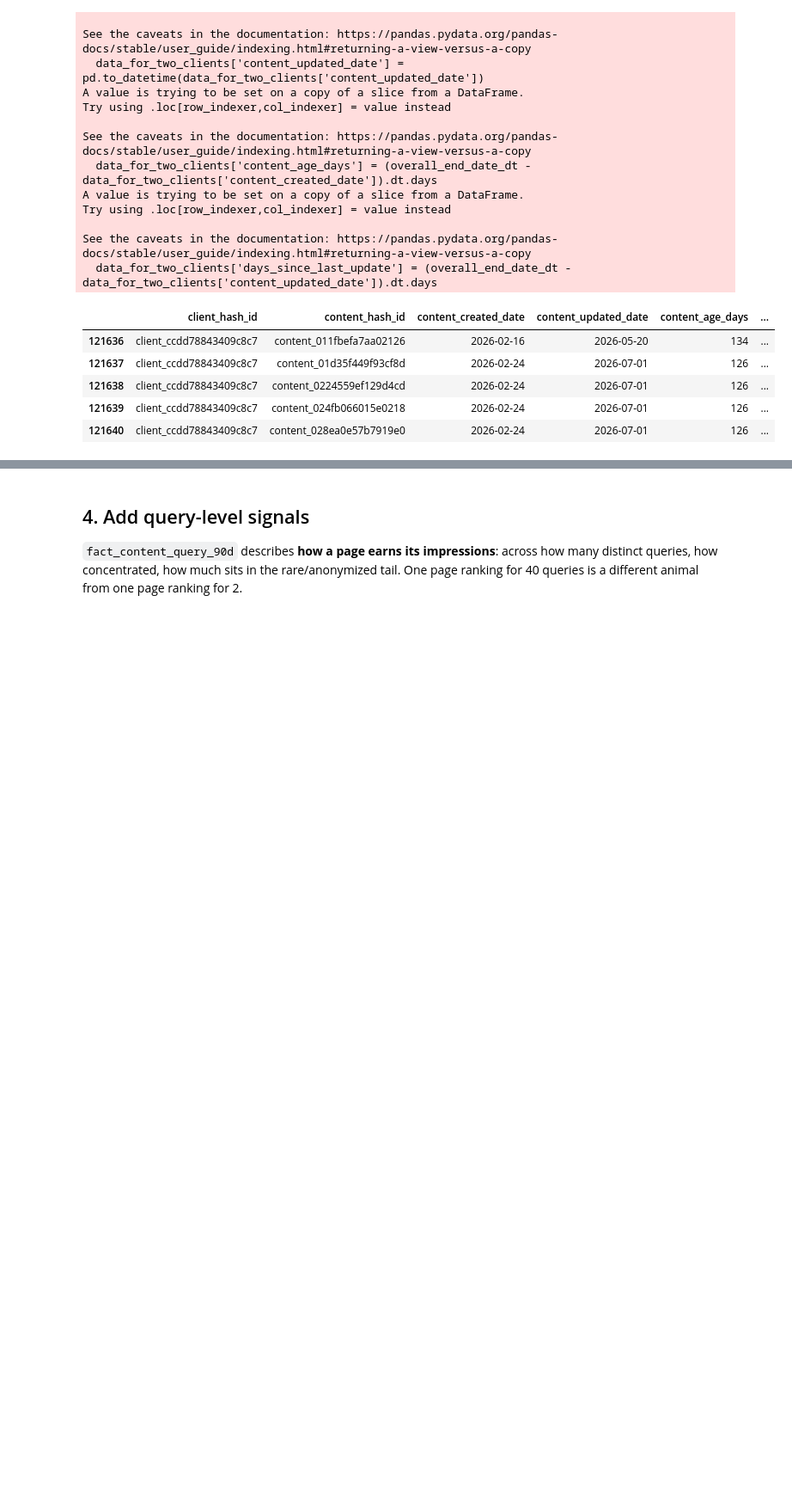
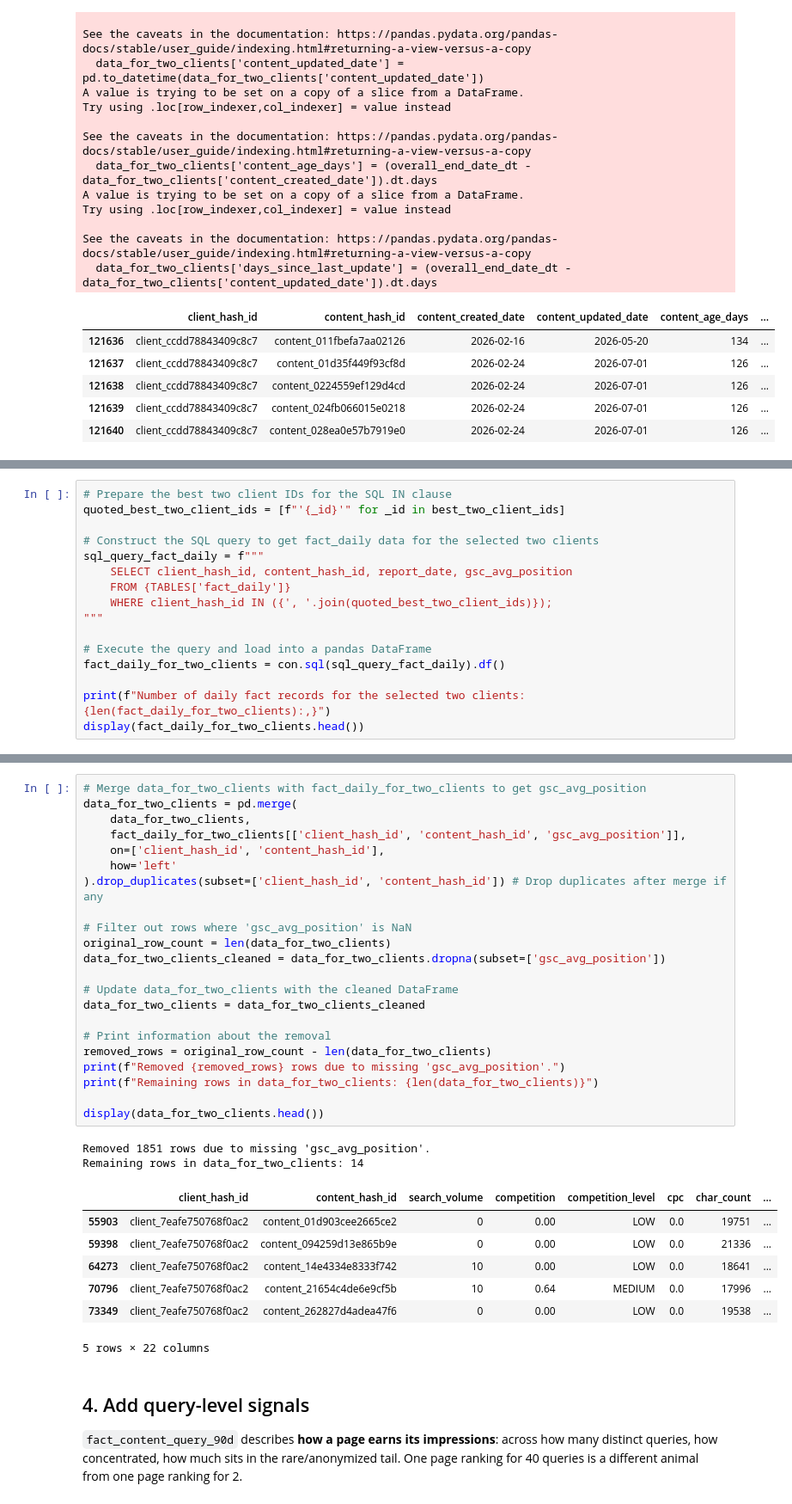
Before and after one commit to fareehaikram93/assignment1-intern, a Jupyter notebook: notebooks/03_working_with_the_full_release.ipynb, the cells around one changed output, grey strips where cells are left out. Shown at 86% size. Drawn from its saved outputs; the diff is of its cells as text; blank space fills up the shorter version.

```diff
--- a/notebooks/03_working_with_the_full_release.ipynb
+++ b/notebooks/03_working_with_the_full_release.ipynb
@@ -563,0 +497,16 @@ See the caveats in the documentation: https://pandas.pydata.org/pandas-docs/stab
+# %%
+# Prepare the best two client IDs for the SQL IN clause
+quoted_best_two_client_ids = [f"'{_id}'" for _id in best_two_client_ids]
+
+# Construct the SQL query to get fact_daily data for the selected two clients
+sql_query_fact_daily = f"""
+    SELECT client_hash_id, content_hash_id, report_date, gsc_avg_position
+    FROM {TABLES['fact_daily']}
+    WHERE client_hash_id IN ({', '.join(quoted_best_two_client_ids)});
+"""
+
+# Execute the query and load into a pandas DataFrame
+fact_daily_for_two_clients = con.sql(sql_query_fact_daily).df()
+
+print(f"Number of daily fact records for the selected two clients: {len(fact_daily_for_two_clients):,}")
+display(fact_daily_for_two_clients.head())
@@ -564,3 +521,35 @@ See the caveats in the documentation: https://pandas.pydata.org/pandas-docs/stab
+# %%
+# Merge data_for_two_clients with fact_daily_for_two_clients to get gsc_avg_position
+data_for_two_clients = pd.merge(
+    data_for_two_clients,
+    fact_daily_for_two_clients[['client_hash_id', 'content_hash_id', 'gsc_avg_position']],
+    on=['client_hash_id', 'content_hash_id'],
+    how='left'
+).drop_duplicates(subset=['client_hash_id', 'content_hash_id']) # Drop duplicates after merge if any
+
+# Filter out rows where 'gsc_avg_position' is NaN
+original_row_count = len(data_for_two_clients)
+data_for_two_clients_cleaned = data_for_two_clients.dropna(subset=['gsc_avg_position'])
+
+# Update data_for_two_clients with the cleaned DataFrame
+data_for_two_clients = data_for_two_clients_cleaned
+
+# Print information about the removal
+removed_rows = original_row_count - len(data_for_two_clients)
+print(f"Removed {removed_rows} rows due to missing 'gsc_avg_position'.")
+print(f"Remaining rows in data_for_two_clients: {len(data_for_two_clients)}")
+
+display(data_for_two_clients.head())
+# %% [output]
+Removed 1851 rows due to missing 'gsc_avg_position'.
+Remaining rows in data_for_two_clients: 14
+|  | client_hash_id | content_hash_id | search_volume | competition | competition_level | cpc | char_count | ... |
+| 55903 | client_7eafe750768f0ac2 | content_01d903cee2665ce2 | 0 | 0.00 | LOW | 0.0 | 19751 | ... |
+| 59398 | client_7eafe750768f0ac2 | content_094259d13e865b9e | 0 | 0.00 | LOW | 0.0 | 21336 | ... |
+| 64273 | client_7eafe750768f0ac2 | content_14e4334e8333f742 | 10 | 0.00 | LOW | 0.0 | 18641 | ... |
+| 70796 | client_7eafe750768f0ac2 | content_21654c4de6e9cf5b | 10 | 0.64 | MEDIUM | 0.0 | 17996 | ... |
+| 73349 | client_7eafe750768f0ac2 | content_262827d4adea47f6 | 0 | 0.00 | LOW | 0.0 | 19538 | ... |
+5 rows × 22 columns
 # %% [markdown]
 ## 4. Add query-level signals
 
```
Also changed, not shown: parts of 16 cells of this notebook.
